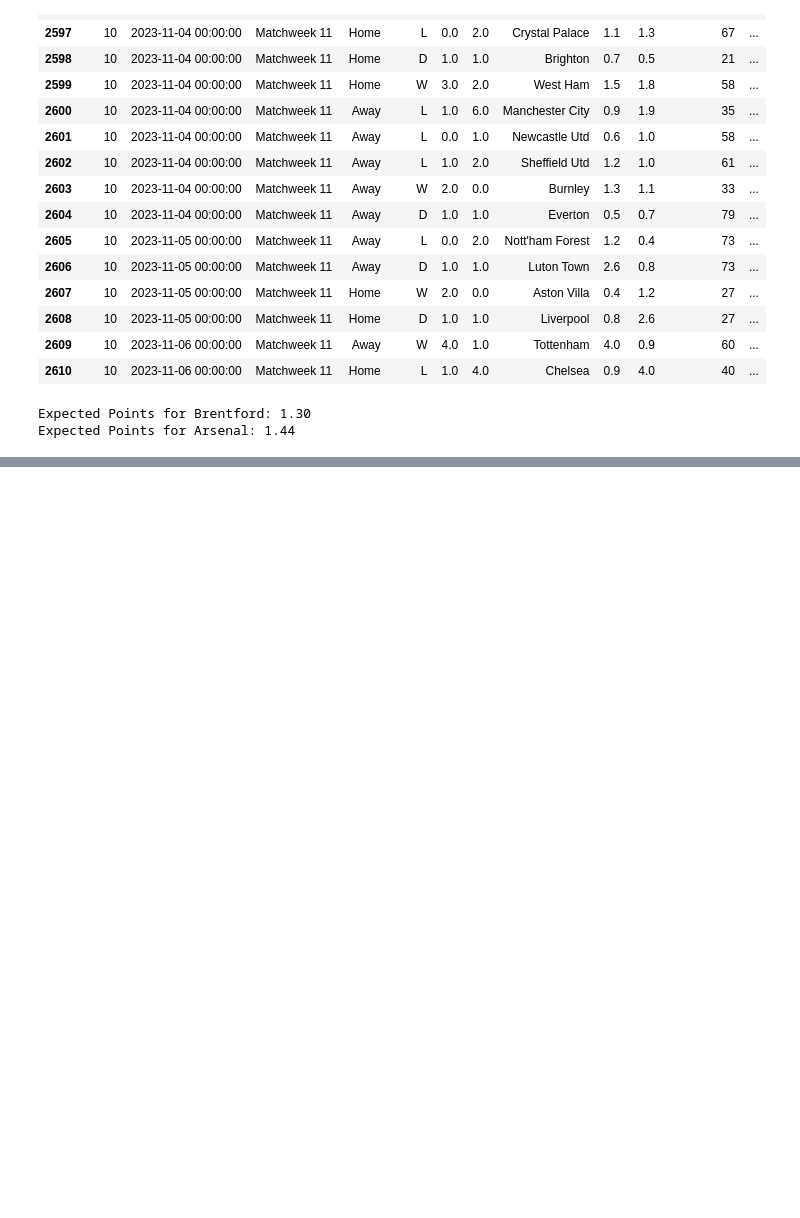
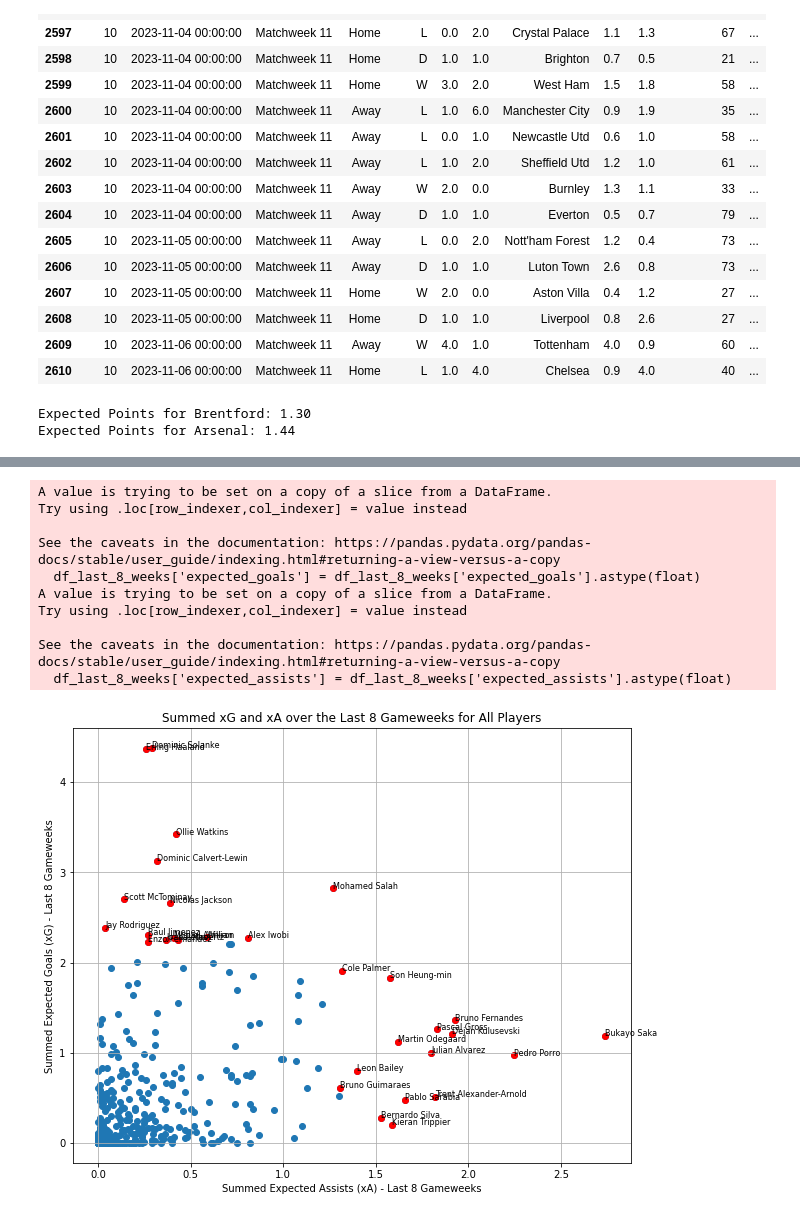
Before and after one commit to rburden21/football-streamlit-app, a Jupyter notebook: testing.ipynb, the cells around one changed output, grey strips where cells are left out. Drawn from its saved outputs; the diff is of its cells as text; code cells hidden in the pictures; blank space fills up the shorter version.

```diff
--- a/testing.ipynb
+++ b/testing.ipynb
@@ -642,0 +550,12 @@ plt.show()
+# %%
+# Bring in weekly fpl data
+current_dir = os.getcwd()
+new_directory = os.path.join(current_dir, "data", "databases")
+db_name = os.path.join(new_directory, 'fpl_data_weekly.db')
+table_name = 'general_data'
+conn = sqlite3.connect(db_name)
+df_weekly_fpl = pd.read_sql_query(f'SELECT * FROM {table_name}', conn)
+conn.close()
+
+
+df_weekly_fpl.head(5)
@@ -642,0 +570,67 @@ plt.show()
+# %%
+import pandas as pd
+import matplotlib.pyplot as plt
+
+# Load the data from the CSV file
+df = df_weekly_fpl
+
+# Assign gameweeks correctly by using a groupby operation on 'element'
+# and using the cumulative count within each group as the gameweek number
+df['gameweek'] = df.groupby('element').cumcount() + 1
+
+# Find the maximum gameweek for each element (player)
+max_gameweeks = df.groupby('element')['gameweek'].transform('max')
+
+# Filter to get the rows for the last 8 gameweeks for each player
+df_last_8_weeks = df[(max_gameweeks - df['gameweek']) < 6]
+
+# Group by 'full_name' and sum the 'expected_goals' and 'expected_assists'
+
+df_last_8_weeks['expected_goals'] = df_last_8_weeks['expected_goals'].astype(float)
+df_last_8_weeks['expected_assists'] = df_last_8_weeks['expected_assists'].astype(float)
+player_xg_xa_last_8 = df_last_8_weeks.groupby('full_name')[['expected_goals', 'expected_assists']].sum().reset_index()
+
+
+# Identifying the top 10 players based on xG and xA
+top_10_xg = player_xg_xa_last_8.nlargest(15, 'expected_goals')
+top_10_xa = player_xg_xa_last_8.nlargest(15, 'expected_assists')
+
+
+
+# Create the scatter plot
+plt.figure(figsize=(10, 8))
+plt.scatter(player_xg_xa_last_8['expected_assists'], player_xg_xa_last_8['expected_goals'])
+
+# Highlight the top 10 players in xG and xA in red
+plt.scatter(top_10_xg['expected_assists'] , top_10_xg['expected_goals'], color='red', label='Top 15 xG')
+plt.scatter(top_10_xa['expected_assists'], top_10_xa['expected_goals'],  color='red', label='Top 15 xA')
+
+
+# Adding names to the highlighted points
+for i, row in top_10_xg.iterrows():
+    plt.text(row['expected_assists'], row['expected_goals'],  row['full_name'], fontsize=8)
+for i, row in top_10_xa.iterrows():
+    plt.text(row['expected_assists'], row['expected_goals'],  row['full_name'], fontsize=8)
+
+
+
+# Adding labels and title
+plt.xlabel('Summed Expected Assists (xA) - Last 8 Gameweeks')
+plt.ylabel('Summed Expected Goals (xG) - Last 8 Gameweeks')
+plt.title('Summed xG and xA over the Last 8 Gameweeks for All Players')
+
+# Show plot with a grid for better readability
+plt.grid(True)
+plt.show()
+# %% [output]
+A value is trying to be set on a copy of a slice from a DataFrame.
+Try using .loc[row_indexer,col_indexer] = value instead
+
+See the caveats in the documentation: https://pandas.pydata.org/pandas-docs/stable/user_guide/indexing.html#returning-a-view-versus-a-copy
+  df_last_8_weeks['expected_goals'] = df_last_8_weeks['expected_goals'].astype(float)
+A value is trying to be set on a copy of a slice from a DataFrame.
+Try using .loc[row_indexer,col_indexer] = value instead
+
+See the caveats in the documentation: https://pandas.pydata.org/pandas-docs/stable/user_guide/indexing.html#returning-a-view-versus-a-copy
+  df_last_8_weeks['expected_assists'] = df_last_8_weeks['expected_assists'].astype(float)
+[figure, added]
```
Also changed, not shown: parts of 17 cells of this notebook, 11 other files.
